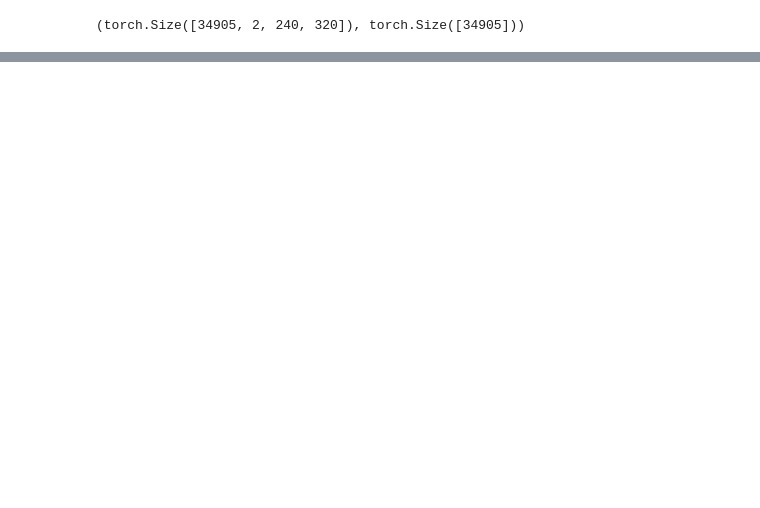
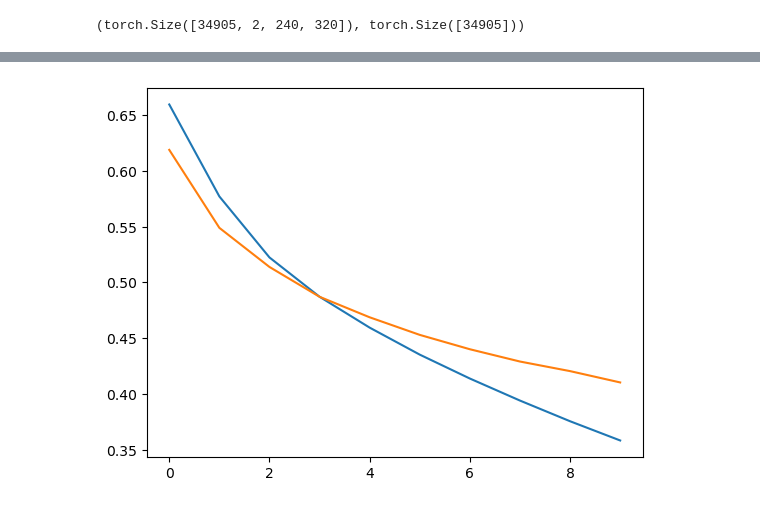
Before and after one commit to FabianSchubert/Bio-Inspired-Event-Based-Looming-Object-Detection-for-Automotive-Collision-Avoidance, a Jupyter notebook: experiments/carla_sim/random_spawn/train_rnn.ipynb, the cells around one changed output, grey strips where cells are left out. Saved outputs shown, nothing was run; the diff lists cells and outputs as text; code cells hidden in the pictures; blank space fills up the shorter version.

```diff
--- a/experiments/carla_sim/random_spawn/train_rnn.ipynb
+++ b/experiments/carla_sim/random_spawn/train_rnn.ipynb
@@ -308,3 +439,9 @@ Epoch 5, loss: 0.0030357889204471163
+# %%
+plt.plot(train_losses)
+plt.plot(val_losses)
+plt.show()
+# %% [output]
+[figure, added]
 # %%
 # test the model
 
```
Also changed, not shown: parts of 22 cells of this notebook.
